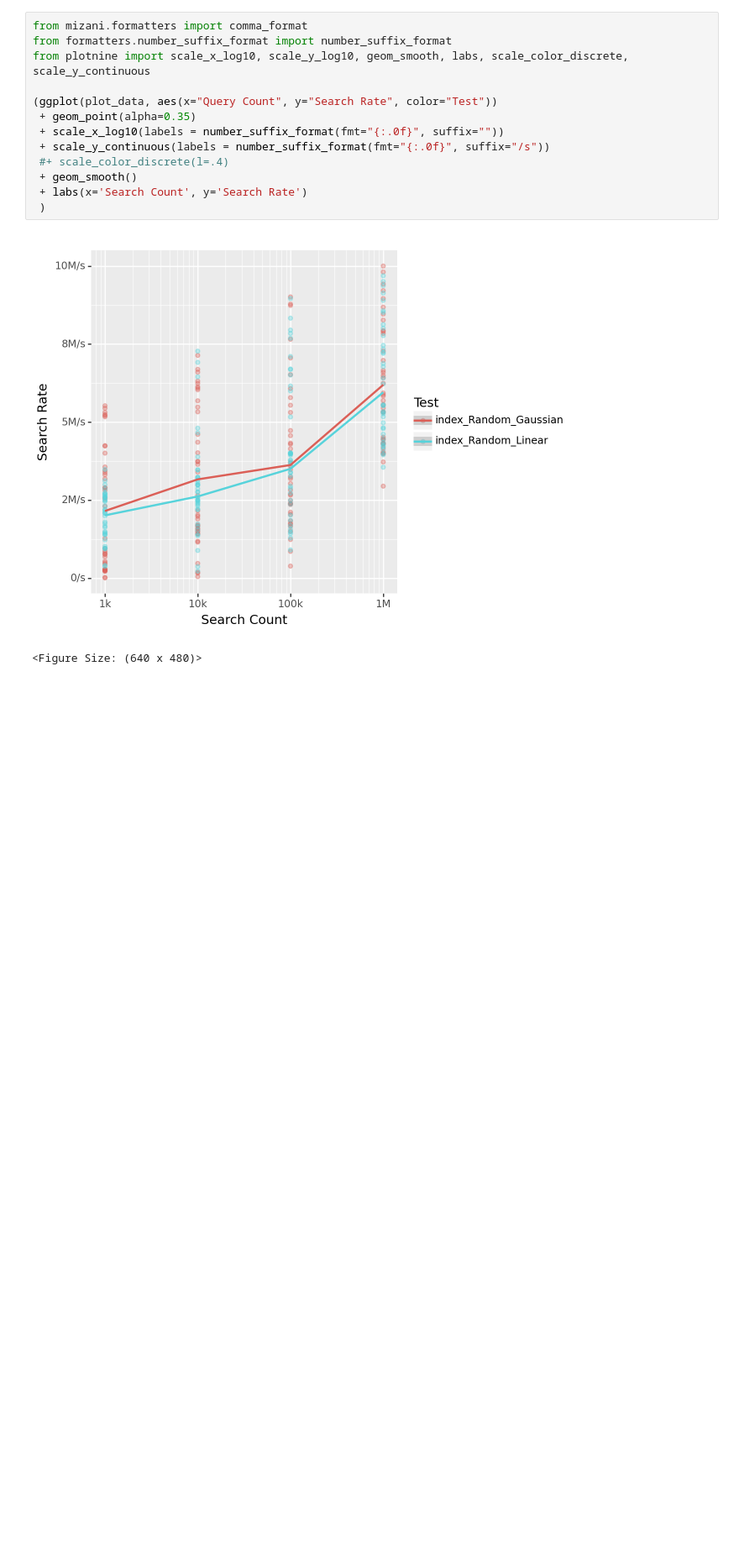
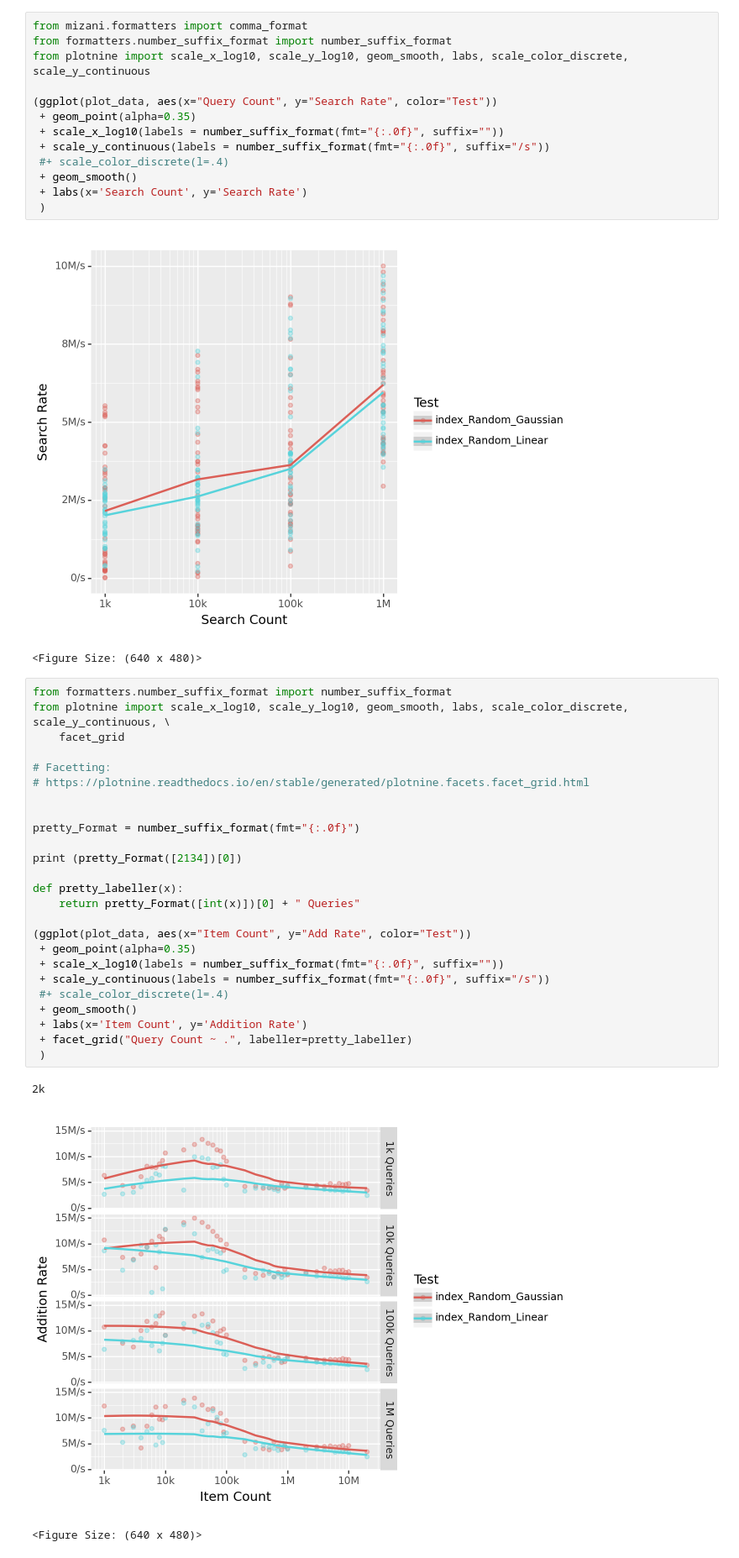
Before and after one commit to nanovc/nanovc-java-kdrepo, a Jupyter notebook: analysis/performance/performance-analysis.ipynb, the cells around one changed output. Shown at 84% size. Cells and saved outputs as stored; diff of their text form; blank space fills up the shorter version.

Commit message:
Added facets to show the search count.

```diff
--- a/analysis/performance/performance-analysis.ipynb
+++ b/analysis/performance/performance-analysis.ipynb
@@ -188,3 +188,32 @@ from plotnine import scale_x_log10, scale_y_log10, geom_smooth, labs, scale_colo
 # %% [output]
 [figure]
 <Figure Size: (640 x 480)>
+# %%
+from formatters.number_suffix_format import number_suffix_format
+from plotnine import scale_x_log10, scale_y_log10, geom_smooth, labs, scale_color_discrete, scale_y_continuous, \
+    facet_grid
+
+# Facetting:
+# https://plotnine.readthedocs.io/en/stable/generated/plotnine.facets.facet_grid.html
+
+
+pretty_Format = number_suffix_format(fmt="{:.0f}")
+
+print (pretty_Format([2134])[0])
+
+def pretty_labeller(x):
+    return pretty_Format([int(x)])[0] + " Queries"
+
+(ggplot(plot_data, aes(x="Item Count", y="Add Rate", color="Test"))
+ + geom_point(alpha=0.35)
+ + scale_x_log10(labels = number_suffix_format(fmt="{:.0f}", suffix=""))
+ + scale_y_continuous(labels = number_suffix_format(fmt="{:.0f}", suffix="/s"))
+ #+ scale_color_discrete(l=.4)
+ + geom_smooth()
+ + labs(x='Item Count', y='Addition Rate')
+ + facet_grid("Query Count ~ .", labeller=pretty_labeller)
+ )
+# %% [output]
+2k
+[figure, added]
+<Figure Size: (640 x 480)>
```
